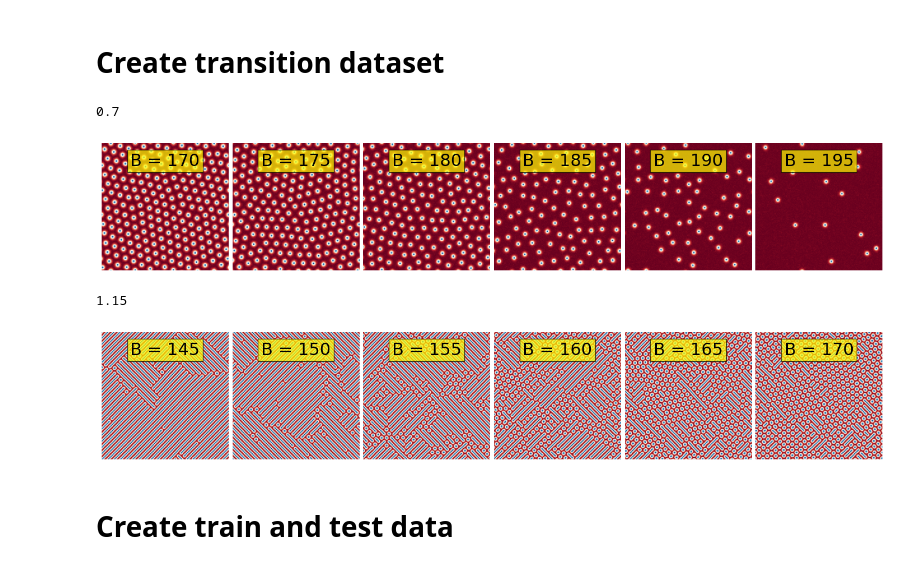
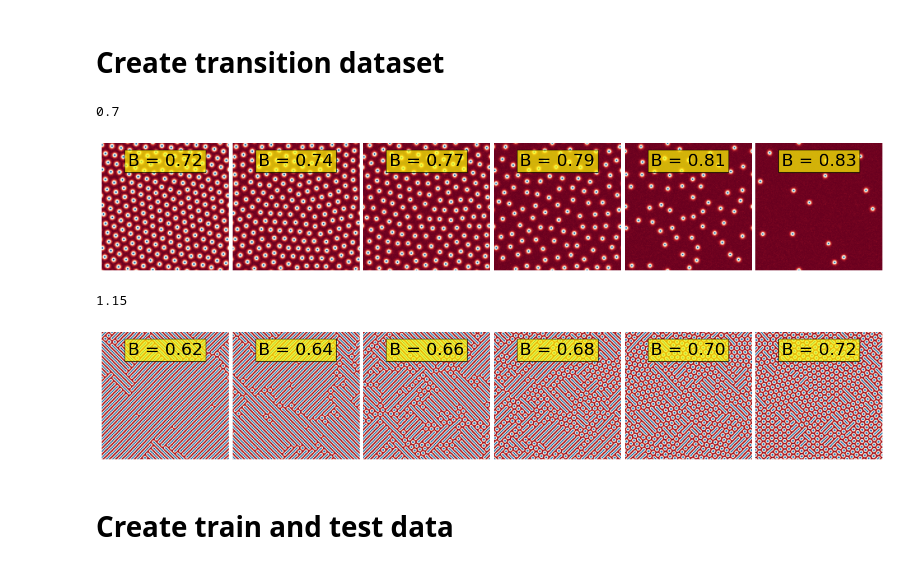
Before and after one commit to rendeka/diploma_thesis, a Jupyter notebook: todo_creating_dataset.ipynb, the cells around one changed output. Saved outputs shown, nothing was run; the diff lists cells and outputs as text; code cells hidden in the pictures.

```diff
--- a/todo_creating_dataset.ipynb
+++ b/todo_creating_dataset.ipynb
@@ -143,7 +156,7 @@ def visualize_images(images: np.ndarray, labels=None, row_size: int = 1, save=No
                     100, 185, labels[num_sample],
                     # 100, 185, f"{np.round(np.array(labels[num_sample]), 2)}",
                     # 100, 185, f"{np.round(labels[num_sample][0], 2)}_{np.round(labels[num_sample][1], 2)}",
-                    color="black", size=22, ha="center", va="top",
+                    color="black", size=18, ha="center", va="top",
                     bbox=dict(facecolor="yellow", edgecolor="black", alpha=0.7),
                 )
 
@@ -309,26 +322,26 @@ data_trans_sk_sp = create_transition_dataset(Dataset, condition_sk_sp)
 # %%
 for D, dataset in data_trans_fe_sk.items():
     if D != "0.7":
         continue
     print(D)
-    b_labels = [f"B = {int(b)}" for b in dataset['b_values'][::20]]
+    b_labels = [f"B = {(b / 235):.2f}" for b in dataset['b_values'][::20]]
     visualize_images(dataset["images"][::20][1:], labels=b_labels[1:], row_size=6, save="fe_sk_D_07")
     # visualize_images(dataset["images"][::5], row_size=6) # for a presentation
     # break
 # %% [output]
 0.7
-[figure, old version]
+[figure, new version]
 # %%
 for D, dataset in data_trans_sk_sp.items():
     if D != "1.15":
         continue
     print(D)
     # print(dataset["images"].shape)
-    b_labels = [f"B = {int(b)}" for b in dataset['b_values'][::20]]
+    b_labels = [f"B = {(b / 235):.2f}" for b in dataset['b_values'][::20]]
     visualize_images(dataset["images"][::20][1:], b_labels[1:], row_size=6, save="sk_sp_D_115")
 # %% [output]
 1.15
-[figure, old version]
+[figure, new version]
 # %%
 # if subset:
 #     np.savez("data/test/fe_sk_transition_sub.npz", data_trans_fe_sk)
```
Also changed, not shown: parts of 6 cells of this notebook, 43 other files.
